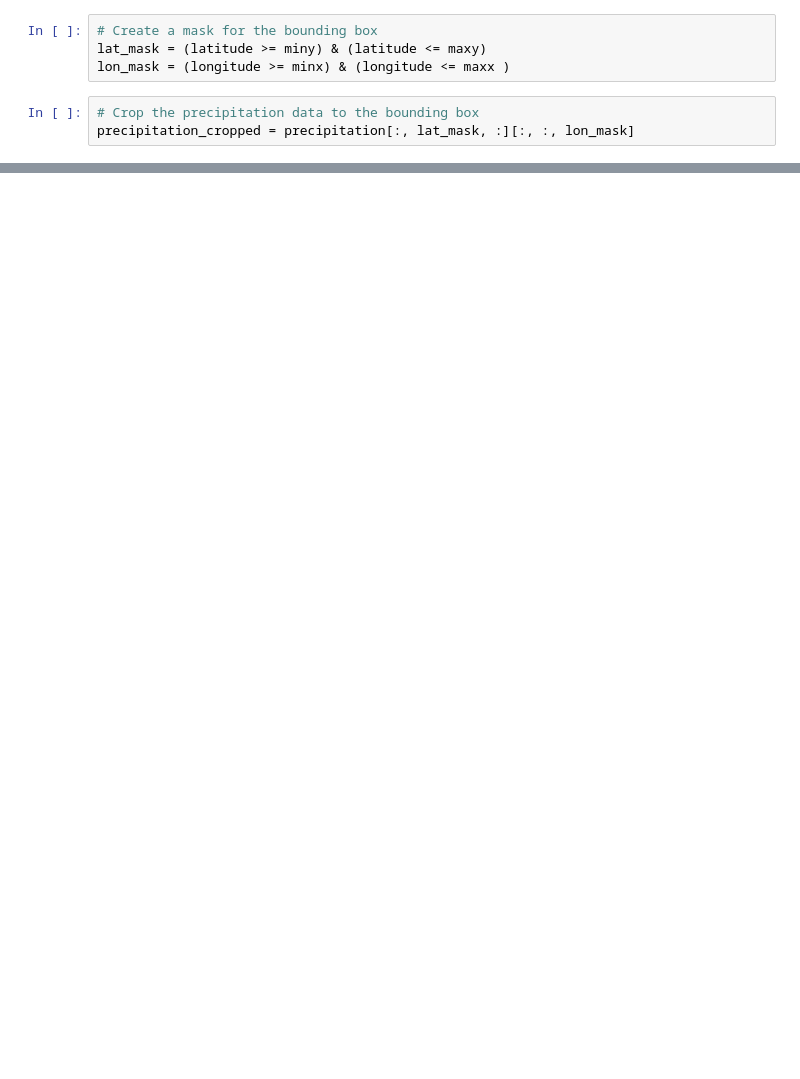
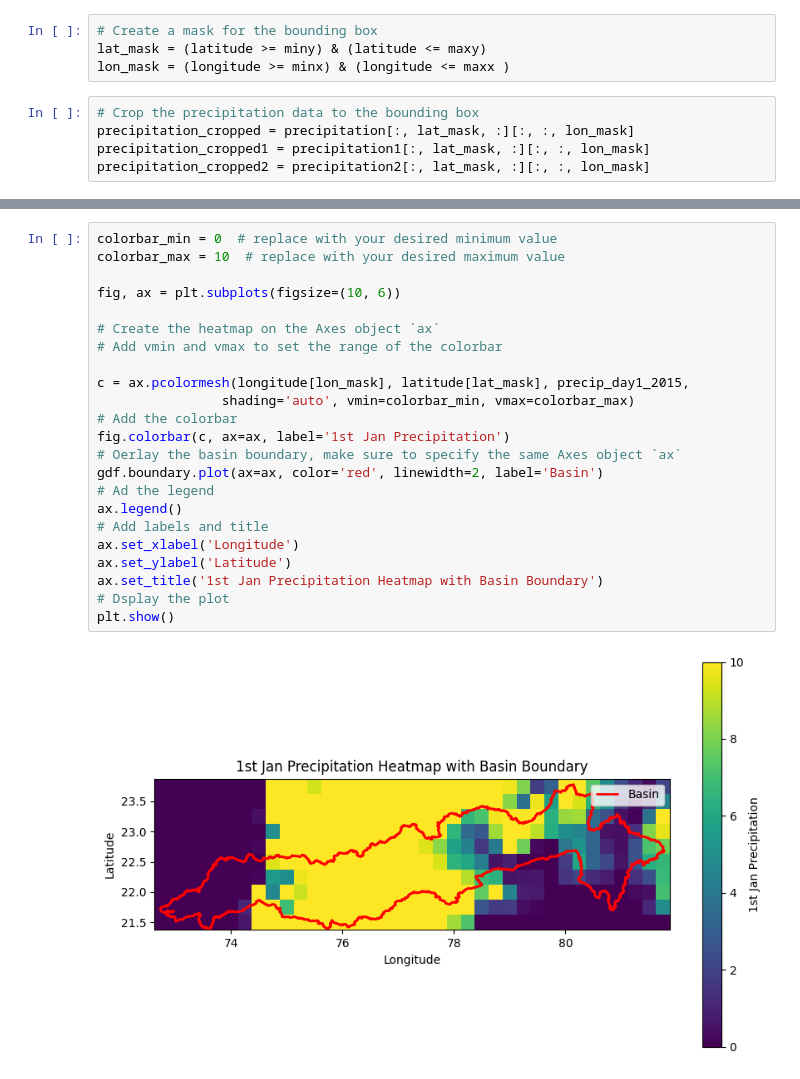
Before and after one commit to sonjaove/ML-hands-on, a Jupyter notebook: crop_the_data (1).ipynb, the cells around one changed output, grey strips where cells are left out. Cells and saved outputs as stored; diff of their text form; blank space fills up the shorter version.

```diff
--- a/crop_the_data (1).ipynb
+++ b/crop_the_data (1).ipynb
@@ -43,3 +61,5 @@ lon_mask = (longitude >= minx) & (longitude <= maxx )
 # %%
 # Crop the precipitation data to the bounding box
 precipitation_cropped = precipitation[:, lat_mask, :][:, :, lon_mask]
+precipitation_cropped1 = precipitation1[:, lat_mask, :][:, :, lon_mask]
+precipitation_cropped2 = precipitation2[:, lat_mask, :][:, :, lon_mask]
@@ -138,0 +165,25 @@ plt.show()
+# %%
+colorbar_min = 0  # replace with your desired minimum value
+colorbar_max = 10  # replace with your desired maximum value
+
+fig, ax = plt.subplots(figsize=(10, 6))
+
+# Create the heatmap on the Axes object `ax`
+# Add vmin and vmax to set the range of the colorbar
+
+c = ax.pcolormesh(longitude[lon_mask], latitude[lat_mask], precip_day1_2015,
+                shading='auto', vmin=colorbar_min, vmax=colorbar_max)
+# Add the colorbar
+fig.colorbar(c, ax=ax, label='1st Jan Precipitation')
+# Oerlay the basin boundary, make sure to specify the same Axes object `ax`
+gdf.boundary.plot(ax=ax, color='red', linewidth=2, label='Basin')
+# Ad the legend
+ax.legend()
+# Add labels and title
+ax.set_xlabel('Longitude')
+ax.set_ylabel('Latitude')
+ax.set_title('1st Jan Precipitation Heatmap with Basin Boundary')
+# Dsplay the plot
+plt.show()
+# %% [output]
+[figure, added]
```
Also changed, not shown: parts of 46 cells of this notebook.
